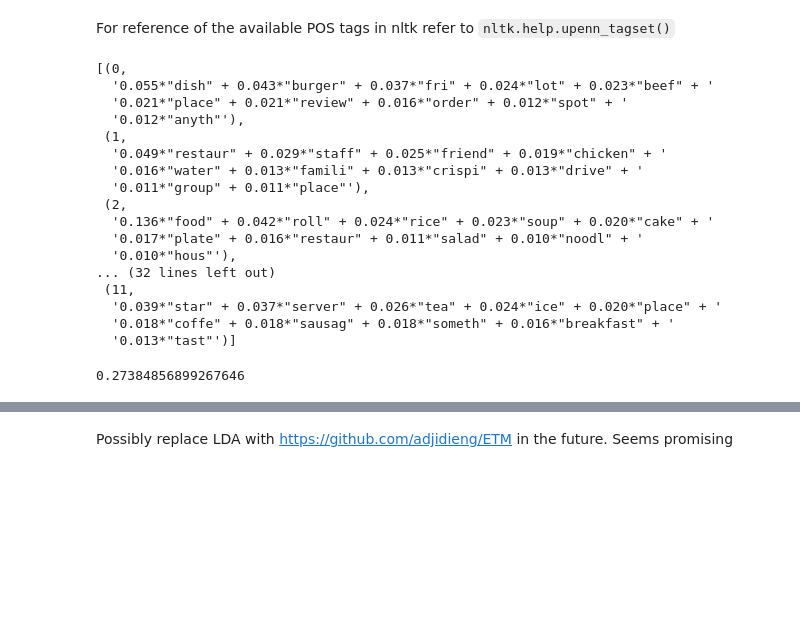
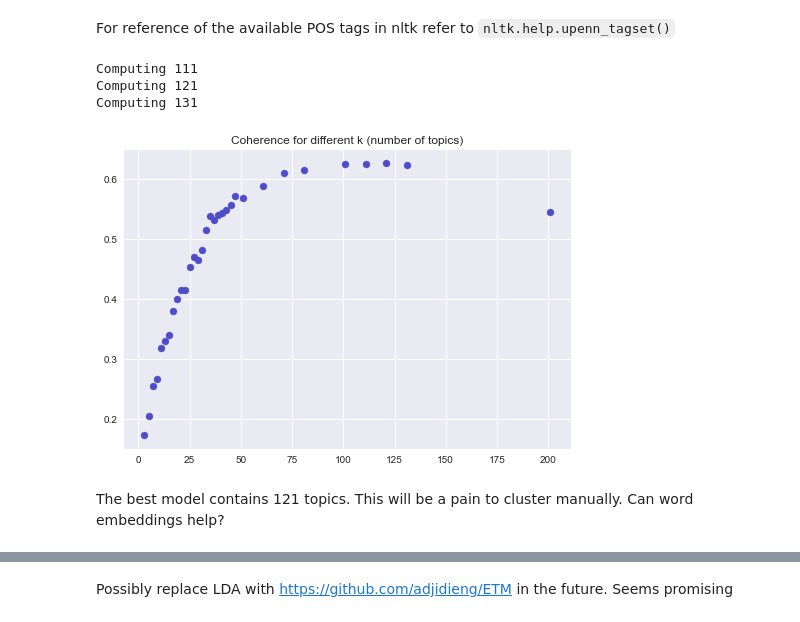
Before and after one commit to lhestermeyer/yelp, a Jupyter notebook: notebooks/20_RestaurantRatingChanges.ipynb, the cells around one changed output, grey strips where cells are left out. Drawn from its saved outputs; the diff is of its cells as text; code cells hidden in the pictures; blank space fills up the shorter version.

Commit message:
tried out different k analysis of coherence

```diff
--- a/notebooks/20_RestaurantRatingChanges.ipynb
+++ b/notebooks/20_RestaurantRatingChanges.ipynb
@@ -367,3 +368,42 @@ top20_reviews = top20_reviews.assign(noun_sentences = top20_reviews.tokenized.pr
 # tmp = top20_reviews.head(10).tokenized.progress_map(pos_tagging)
 # %%
 list_of_sentences = list(itertools.chain.from_iterable(top20_reviews['noun_sentences'].values))
+# %%
+coherences = []
+best_model = None
+# %%
+def compute_coherence_values(corpus, dictionary, k, a, b):
+
+    lda_model = gensim.models.LdaMulticore(corpus=corpus,
+                                           id2word=dictionary,
+                                           num_topics=k,
+                                           random_state=100,
+                                           chunksize=10000,
+                                           passes=10,
+                                           alpha=a,
+                                           eta=b)
+
+    coherence_model_lda = CoherenceModel(model=lda_model, texts=texts, dictionary=dictionary, coherence='c_v')
+
+    return coherence_model_lda.get_coherence(), lda_model
+
+
+ks = range(111,132,10)
+for k in ks:
+    print(f'Computing {k}')
+    c, m = compute_coherence_values(corpus, id2word, k, 0.1, 0.3)
+    if best_model is None or c > max(coherences):
+        best_model = m
+    coherences.append(c)
+# %% [output]
+Computing 111
+Computing 121
+Computing 131
+# %%
+ks = list(range(3,48,2)) +[101,201, 51,61,71,81, 111, 121, 131] # [3,5,7,9,11,13,15,17,19,21,23,25]
+ax = plt.subplot()
+ax.scatter(ks, coherences, color = (0.3,0.3,0.8))
+ax.set_title('Coherence for different k (number of topics)')
+plt.show()
+# %% [output]
+[figure, added]
@@ -370,3 +412,5 @@ list_of_sentences = list(itertools.chain.from_iterable(top20_reviews['noun_sente
+# %% [markdown]
+The best model contains 121 topics. This will be a pain to cluster manually. Can word embeddings help?
 # %%
 # Create Dictionary
 id2word = corpora.Dictionary(list_of_sentences)
@@ -376,41 +420,6 @@ texts = list_of_sentences
 
 # Term Document Frequency
 corpus = [id2word.doc2bow(text) for text in texts]
-# %%
-# number of topics
-num_topics = 12
-
-# Build LDA model
-lda_model = gensim.models.LdaMulticore(corpus=corpus,
-                                       id2word=id2word,
-                                       num_topics=num_topics)
-
-# Print the Keyword in the 10 topics
-pprint(lda_model.print_topics())
-doc_lda = lda_model[corpus]
-# %% [output]
-[(0,
-  '0.055*"dish" + 0.043*"burger" + 0.037*"fri" + 0.024*"lot" + 0.023*"beef" + '
-  '0.021*"place" + 0.021*"review" + 0.016*"order" + 0.012*"spot" + '
-  '0.012*"anyth"'),
- (1,
-  '0.049*"restaur" + 0.029*"staff" + 0.025*"friend" + 0.019*"chicken" + '
-  '0.016*"water" + 0.013*"famili" + 0.013*"crispi" + 0.013*"drive" + '
-  '0.011*"group" + 0.011*"place"'),
- (2,
-  '0.136*"food" + 0.042*"roll" + 0.024*"rice" + 0.023*"soup" + 0.020*"cake" + '
-  '0.017*"plate" + 0.016*"restaur" + 0.011*"salad" + 0.010*"noodl" + '
-  '0.010*"hous"'),
-... (32 lines left out)
- (11,
-  '0.039*"star" + 0.037*"server" + 0.026*"tea" + 0.024*"ice" + 0.020*"place" + '
-  '0.018*"coffe" + 0.018*"sausag" + 0.018*"someth" + 0.016*"breakfast" + '
-  '0.013*"tast"')]
-# %%
-coherence_model_lda = CoherenceModel(model=lda_model, texts=texts, dictionary=id2word, coherence='c_v')
-coherence_model_lda.get_coherence()
-# %% [output]
-0.27384856899267646
 # %%
 import pyLDAvis.gensim_models
 import pickle
```
Also changed, not shown: parts of 4 cells of this notebook, 2 other files.
